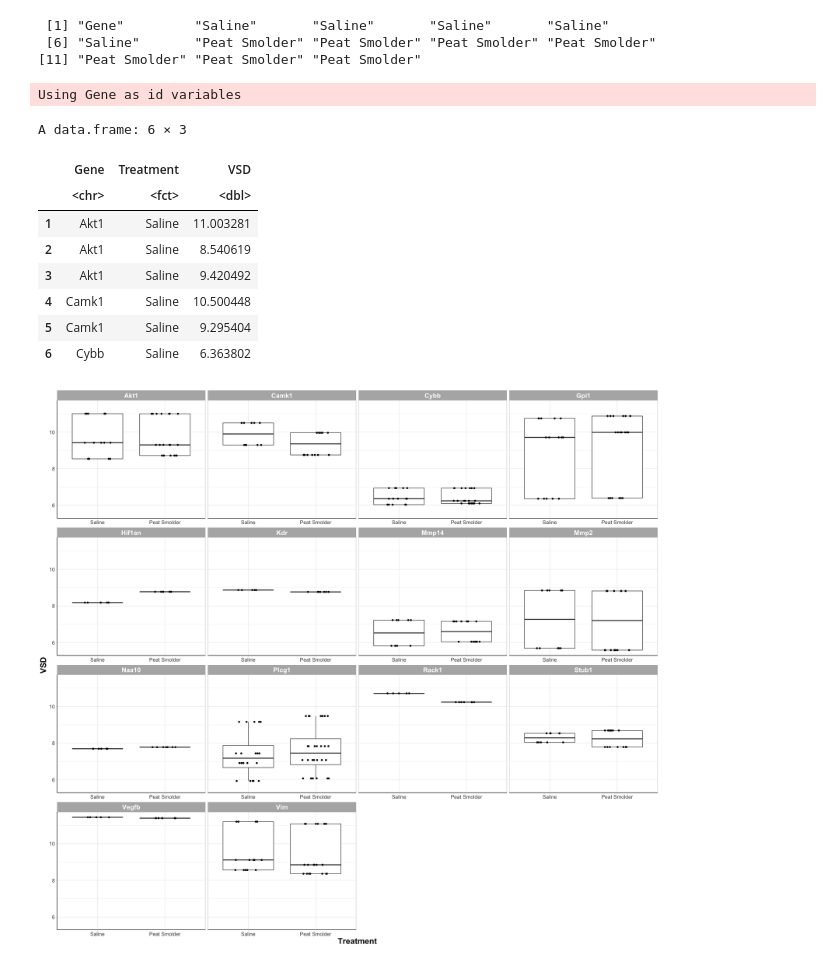
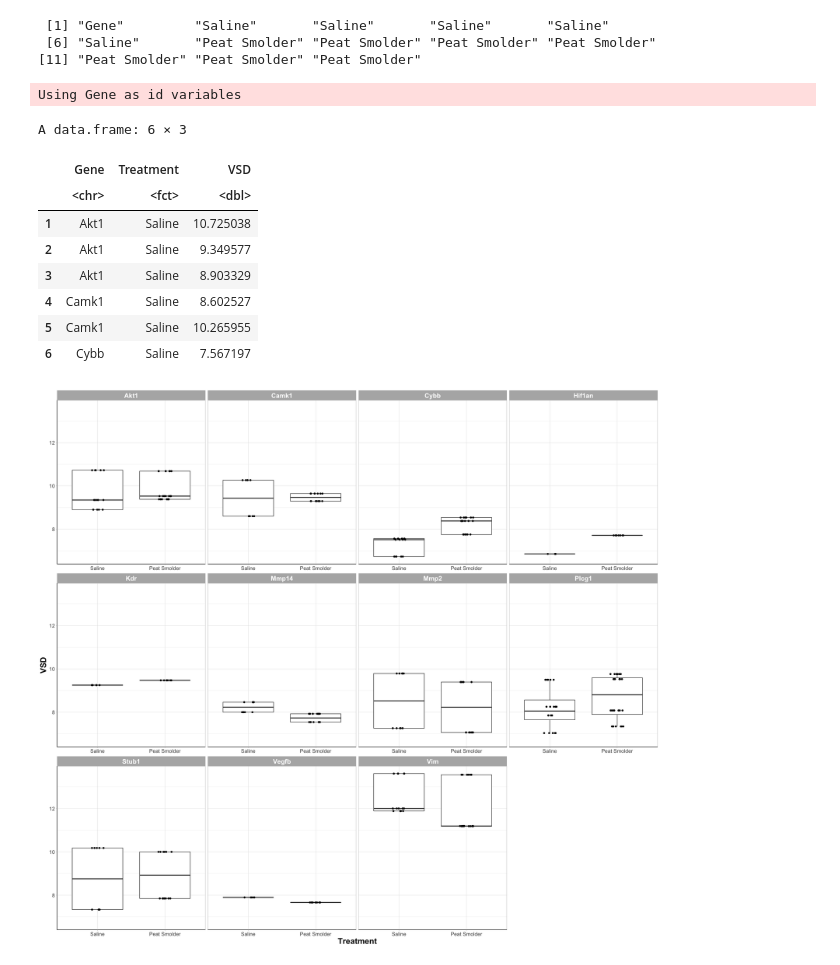
Before and after one commit to Ragerlab/Wildfire_mice, a Jupyter notebook: HIF1A Signaling Gene Boxplots.ipynb, the cells around one changed output. Drawn from its saved outputs; the diff is of its cells as text; code cells hidden in the pictures.

```diff
--- a/HIF1A Signaling Gene Boxplots.ipynb
+++ b/HIF1A Signaling Gene Boxplots.ipynb
@@ -1,14 +1,15 @@
 # %%
 setwd('/Users/alexis/IEHS Dropbox/Rager Lab/Alexis_Payton/2_Wildfire_Analysis/3_Statistics/Input')
 #Output = (''/Users/alexis/IEHS Dropbox/Rager Lab/Alexis_Payton/2_Wildfire_Analysis/3_Statistics/Output')
-cur_date = '010221'
+cur_date = '010821'
 
 library(readxl)
 library(tidyverse)
 library(reshape2)
 
 #reading in file
-VSD_df <- data.frame(read_excel("010121_PeatSmolder_24h_Heat_VSD.xlsx"))
+#VSD_df <- data.frame(read_excel("010121_PeatSmolder_24h_Heat_VSD.xlsx"))
+VSD_df = data.frame(read_excel('010621_PeatSmolder_24h_Heart_VSD_Hif1a.xlsx', sheet = 2))
 # %% [output]
 ── Attaching packages ─────────────────────────────────────── tidyverse 1.3.0 ──
 
@@ -60,26 +61,26 @@ Using Gene as id variables
 A data.frame: 6 × 3
 |  | Gene | Treatment | VSD |
 |  | <chr> | <fct> | <dbl> |
-| 1 | Akt1 | Saline | 11.003281 |
-| 2 | Akt1 | Saline | 8.540619 |
-| 3 | Akt1 | Saline | 9.420492 |
-| 4 | Camk1 | Saline | 10.500448 |
-| 5 | Camk1 | Saline | 9.295404 |
-| 6 | Cybb | Saline | 6.363802 |
+| 1 | Akt1 | Saline | 10.725038 |
+| 2 | Akt1 | Saline | 9.349577 |
+| 3 | Akt1 | Saline | 8.903329 |
+| 4 | Camk1 | Saline | 8.602527 |
+| 5 | Camk1 | Saline | 10.265955 |
+| 6 | Cybb | Saline | 7.567197 |
 # %%
 options(repr.plot.width= 20, repr.plot.height= 18) #changing size
 ggplot(data = melted_VSD_df, aes(x = Treatment, y = VSD)) +
   geom_boxplot() +
-  geom_point(position = position_jitter(h = 0, w = 0.2)) +
+  geom_point(position = position_jitter(h = 0, w = 0.1)) +
   facet_wrap(~Gene, scales = 'free_x') +
 
   theme_light() +
 
   theme(legend.position = "none", #removing legend
         axis.line = element_line(colour = "black"), #making x and y axes black
         axis.text = element_text(size = 12), #changing size of x axis labels
         axis.title = element_text(face = "bold", size = rel(1.7)), #changes axis titles
         strip.text.x = element_text(size = 15, face = "bold"), #changes size of facet x axis
         strip.text.y = element_text(size = 15, face = "bold"))  #changes size of facet y axis
 # %% [output]
-[figure, old version]
+[figure, new version]
```
Also changed, not shown: parts of 1 cell of this notebook.
